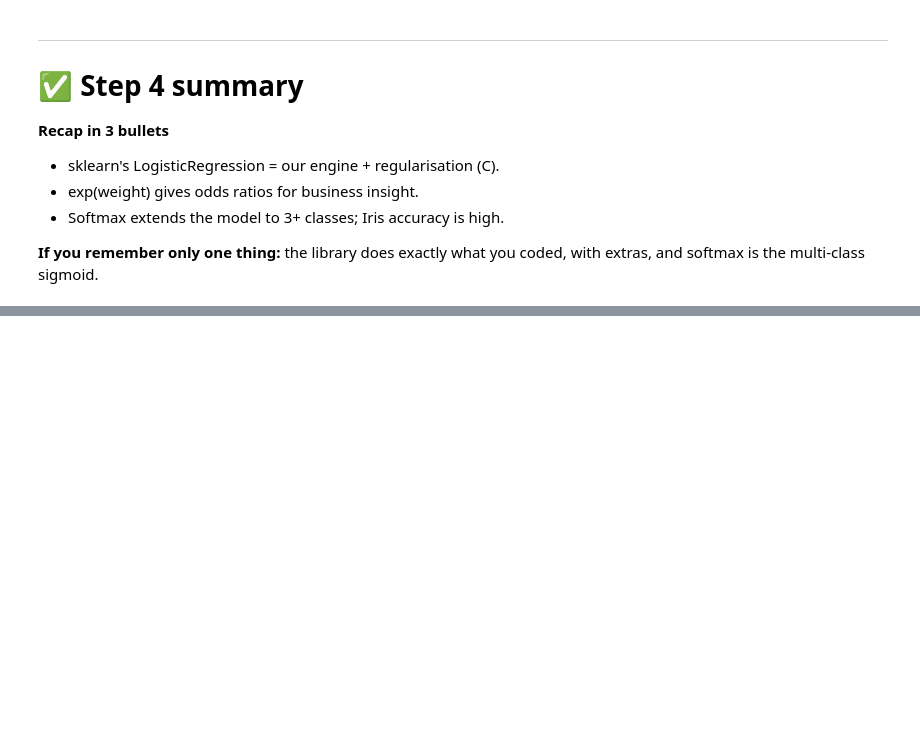
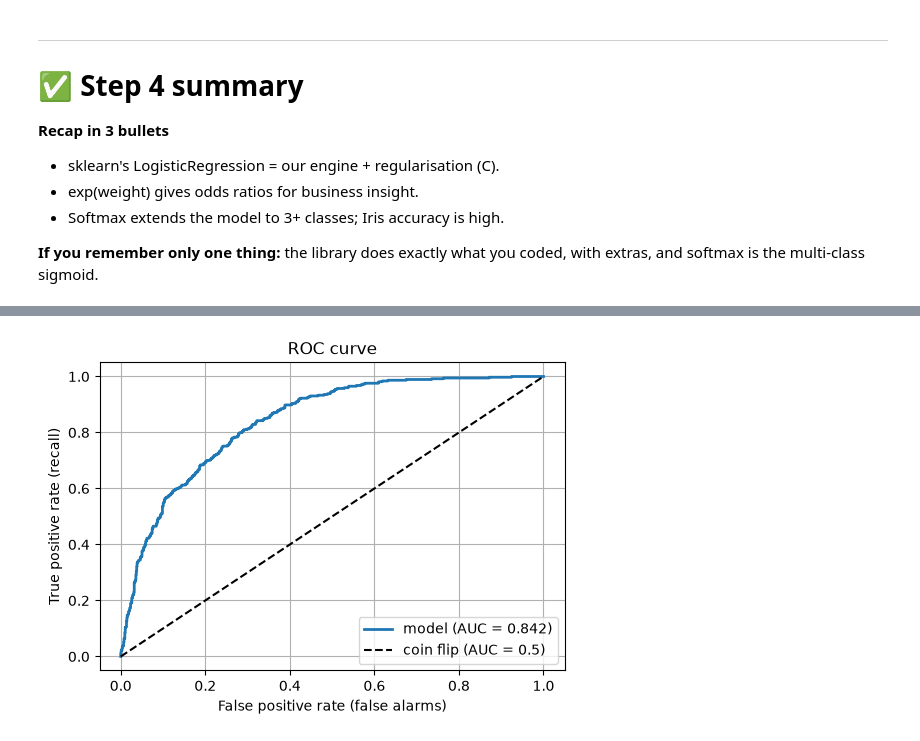
Before and after one commit to Arnav-Shrivastava/logistic-regression-zero-to-one, a Jupyter notebook: logistic_regression_zero_to_one.ipynb, the cells around one changed output, grey strips where cells are left out. Saved outputs shown, nothing was run; the diff lists cells and outputs as text; code cells hidden in the pictures; blank space fills up the shorter version.

```diff
--- a/logistic_regression_zero_to_one.ipynb
+++ b/logistic_regression_zero_to_one.ipynb
@@ -1287,0 +1410,10 @@ Softmax divides each `e^score` by the total of all of them, so the shares must a
+# %%
+from sklearn.metrics import roc_curve, roc_auc_score, precision_recall_curve, average_precision_score
+fpr, tpr, thr = roc_curve(y_test, proba)             # (FPR, TPR) for every threshold
+auc = roc_auc_score(y_test, proba)                   # area under the curve
+plt.plot(fpr, tpr, lw=2, label=f"model (AUC = {auc:.3f})")
+plt.plot([0, 1], [0, 1], "k--", label="coin flip (AUC = 0.5)")   # the random baseline
+plt.xlabel("False positive rate (false alarms)"); plt.ylabel("True positive rate (recall)")
+plt.legend(); plt.title("ROC curve"); plt.show()
+# %% [output]
+[figure, added]
```
Also changed, not shown: parts of 26 cells of this notebook.
